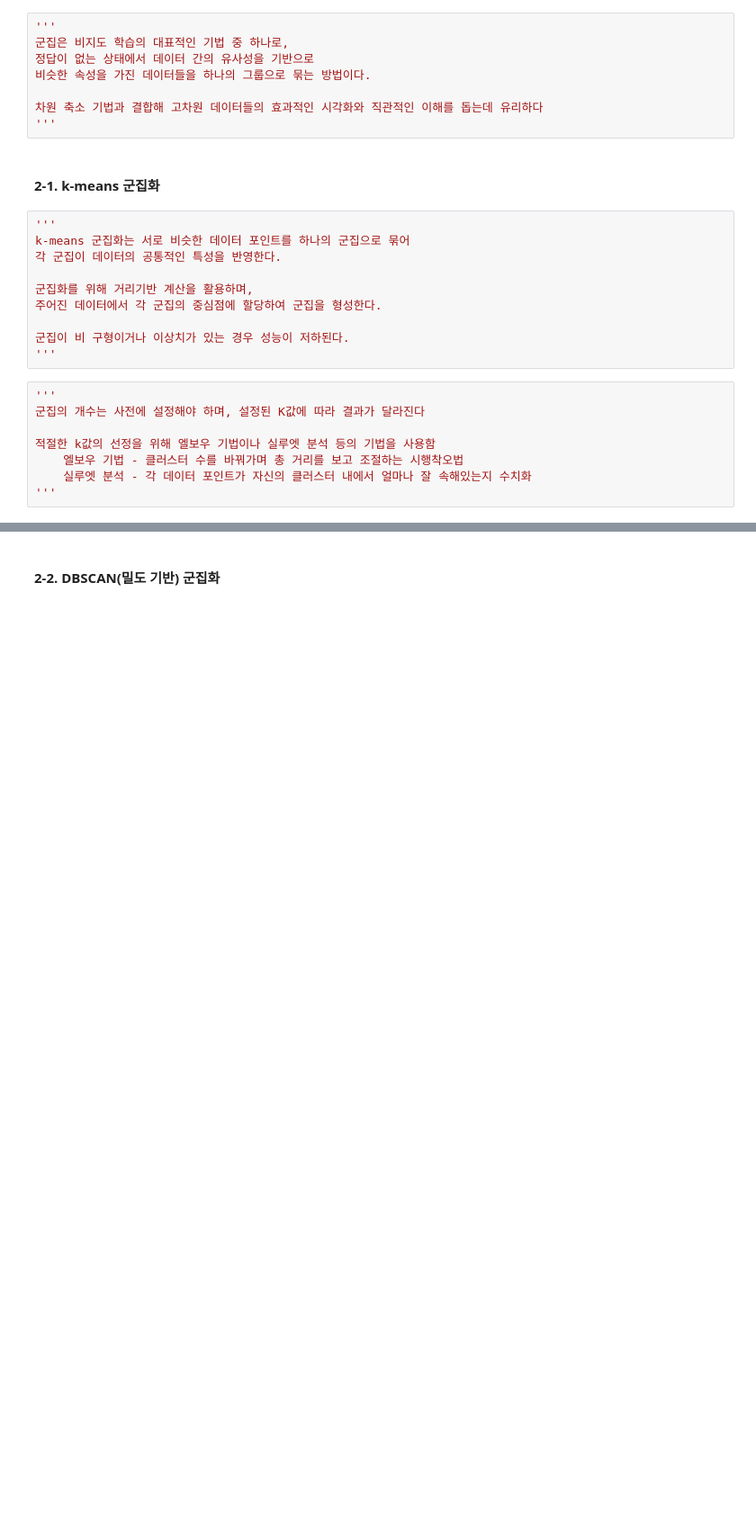
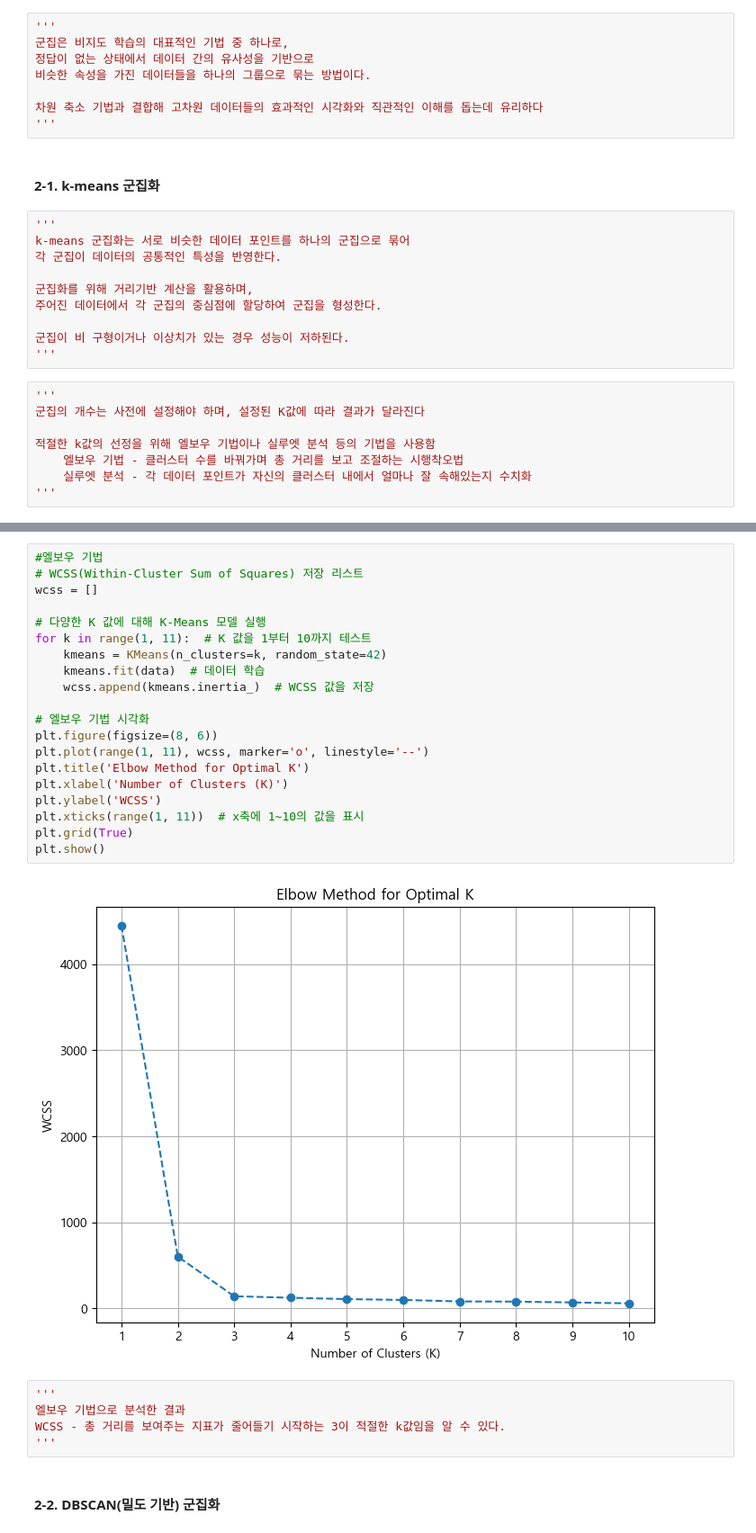
Before and after one commit to worldoftoddl/AICE-Associate-Study, a Jupyter notebook: AI 모델 (딥러닝 비지도학습).ipynb, the cells around one changed output, grey strips where cells are left out. Shown at 90% size. Drawn from its saved outputs; the diff is of its cells as text; blank space fills up the shorter version.

```diff
--- a/AI 모델 (딥러닝 비지도학습).ipynb
+++ b/AI 모델 (딥러닝 비지도학습).ipynb
@@ -369,2 +468,29 @@ k-means 동작 방식
+# %%
+#엘보우 기법
+# WCSS(Within-Cluster Sum of Squares) 저장 리스트
+wcss = []
+
+# 다양한 K 값에 대해 K-Means 모델 실행
+for k in range(1, 11):  # K 값을 1부터 10까지 테스트
+    kmeans = KMeans(n_clusters=k, random_state=42)
+    kmeans.fit(data)  # 데이터 학습
+    wcss.append(kmeans.inertia_)  # WCSS 값을 저장
+
+# 엘보우 기법 시각화
+plt.figure(figsize=(8, 6))
+plt.plot(range(1, 11), wcss, marker='o', linestyle='--')
+plt.title('Elbow Method for Optimal K')
+plt.xlabel('Number of Clusters (K)')
+plt.ylabel('WCSS')
+plt.xticks(range(1, 11))  # x축에 1~10의 값을 표시
+plt.grid(True)
+plt.show()
+# %% [output]
+[figure, added]
+# %%
+'''
+엘보우 기법으로 분석한 결과
+WCSS - 총 거리를 보여주는 지표가 줄어들기 시작하는 3이 적절한 k값임을 알 수 있다.
+'''
 # %% [markdown]
 #### 2-2. DBSCAN(밀도 기반) 군집화
```
Also changed, not shown: parts of 16 cells of this notebook.
